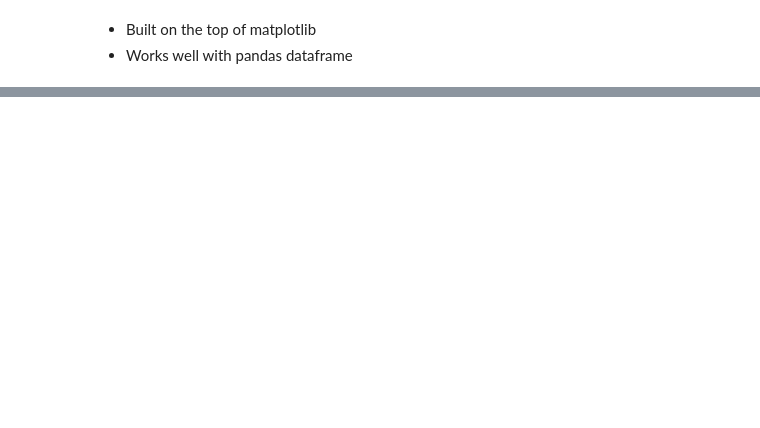
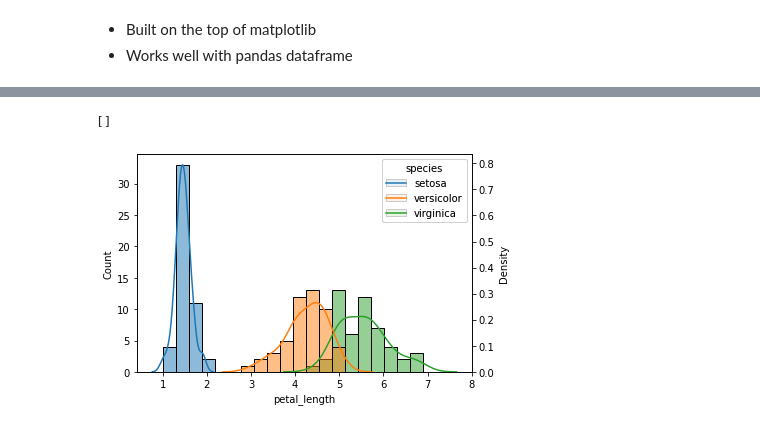
Before and after one commit to yesdeepakmittal/pytraining, a Jupyter notebook: Advanced/seaborn.ipynb, the cells around one changed output, grey strips where cells are left out. Saved outputs shown, nothing was run; the diff lists cells and outputs as text; code cells hidden in the pictures; blank space fills up the shorter version.

Commit message:
imp plots added

```diff
--- a/Advanced/seaborn.ipynb
+++ b/Advanced/seaborn.ipynb
@@ -14,0 +9,3 @@ ModuleNotFoundError: No module named 'seaborn'
+# %%
+df = sns.load_dataset('iris')
+df.head()
@@ -14,0 +25,8 @@ ModuleNotFoundError: No module named 'seaborn'
+# %%
+sns.histplot(data=df,x='petal_length',bins=20,hue='species')
+ax = plt.twinx()
+sns.kdeplot(data = df,x='petal_length',ax=ax,hue='species')
+plt.plot()
+# %% [output]
+[]
+[figure, added]
```
Also changed, not shown: parts of 20 cells of this notebook.
